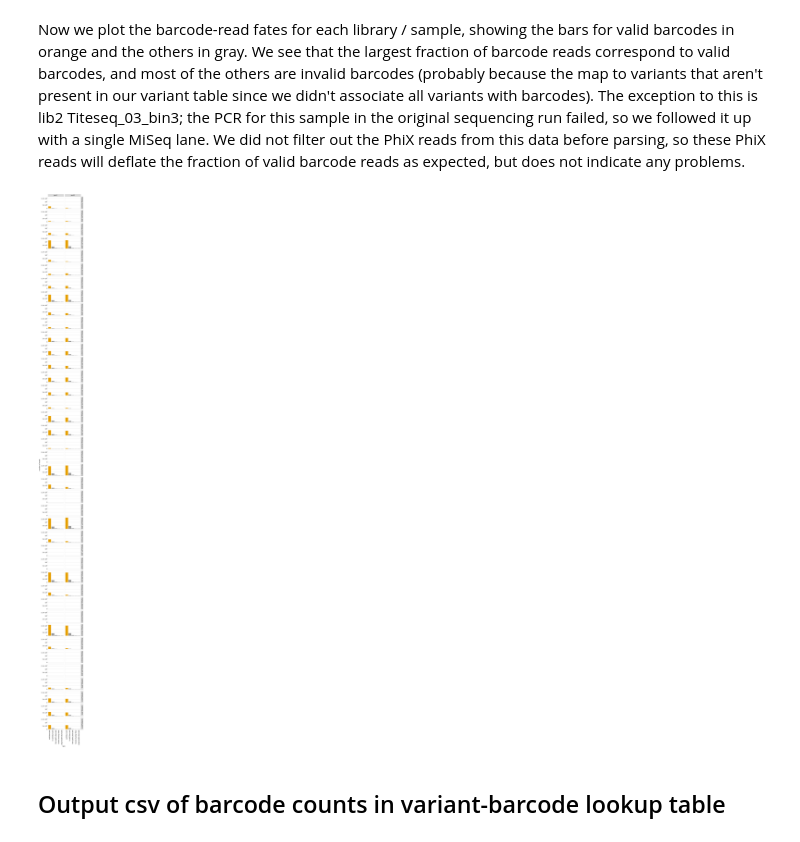
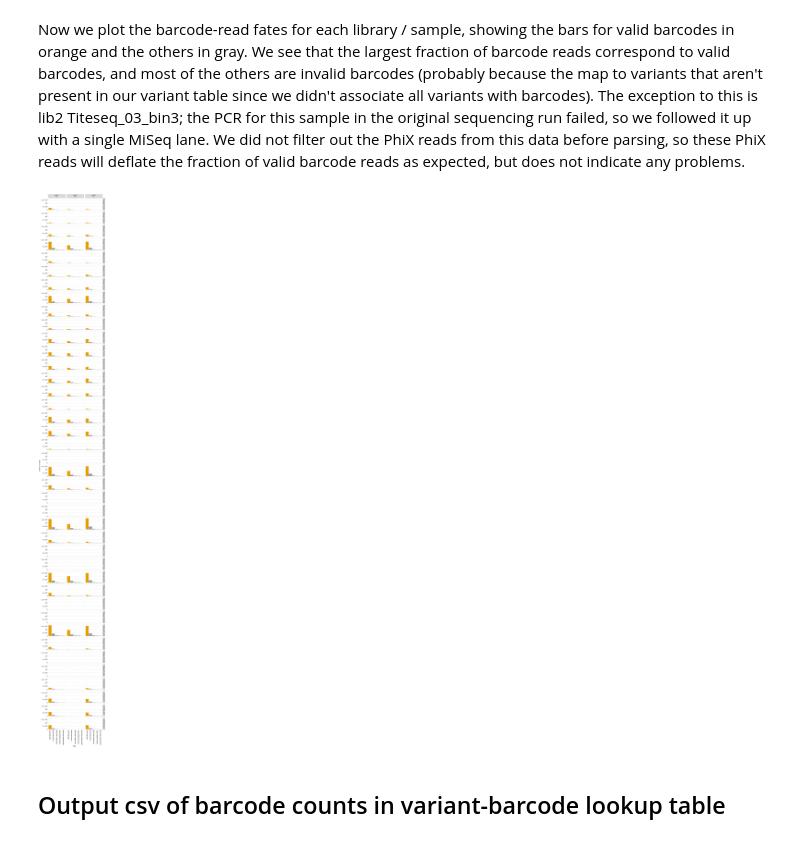
Before and after one commit to jbloomlab/SARS-CoV-2-RBD_DMS_variants, a Jupyter notebook: count_variants.ipynb, the cells around one changed output. Cells and saved outputs as stored; diff of their text form; code cells hidden in the pictures.

Commit message:
process illumina reads for rep 1B titeseq

```diff
--- a/count_variants.ipynb
+++ b/count_variants.ipynb
@@ -121,14 +120,10 @@ targets = alignparse.targets.Targets(seqsfile=config['amplicons_Wuhan_Hu_1'],
 ## Setup to parse barcodes
 Read data frame with list of all barcode runs.
 # %%
-# barcode runs with R1 files expanded by glob
-barcode_runs = (
-    pd.read_csv(config['barcode_runs'])
-    .assign(R1=lambda x: x['R1'].str.split('; ').map(
-                    lambda y: list(itertools.chain(*map(glob.glob, y)))),
-            n_R1=lambda x: x['R1'].map(len),
-            )
-    )
+# barcode runs with R1 files by semicolon string split
+barcode_runs = (pd.read_csv(config['barcode_runs'])
+                .assign(R1=lambda x: x['R1'].str.split('; '))
+                )
 
 display(HTML(barcode_runs.to_html(index=False)))
 # %% [output]
@@ -231,15 +221,15 @@ Using 8 CPUs
 # %% [markdown]
 Parse the barcodes in parallel via a [multiprocessing.Pool](https://docs.python.org/3.6/library/multiprocessing.html#multiprocessing.pool.Pool) using all the available CPUs to get a list of the data frames with barcode counts / fates for each sample:
 # %%
-def process_func(parser, r1files, library, sample):
+def process_func(parser, r1files, library, replicate, sample):
     """Convenience function to be starmapped to multiprocessing pool."""
-    return parser.parse(r1files, add_cols={'library': library, 'sample': sample})
+    return parser.parse(r1files, add_cols={'library': library, 'replicate': replicate, 'sample': sample})
 
 # parallel computation of list of data frames
 with multiprocessing.pool.Pool(processes=ncpus) as pool:
     bclist = pool.starmap(
                 process_func,
-                [(parsers[run.library], run.R1, run.library, run.sample)
+                [(parsers[run.library], run.R1, run.library, run.replicate, run.sample)
                   for run in barcode_runs.itertuples()],
                 )
 # %% [markdown]
@@ -324,32 +314,32 @@ We see that the largest fraction of barcode reads correspond to valid barcodes,
 # %%
 barcode_fate_plot = (
     ggplot(
         fates
         .assign(sample=lambda x: pd.Categorical(x['sample'],
                                                 x['sample'].unique(),
                                                 ordered=True),
                 fate=lambda x: pd.Categorical(x['fate'],
                                               x['fate'].unique(),
                                               ordered=True),
                 is_valid=lambda x: x['fate'] == 'valid barcode'
                 ),
         aes('fate', 'count', fill='is_valid')) +
     geom_bar(stat='identity') +
-    facet_grid('sample ~ library') +
-    facet_grid('sample ~ library') +
+    facet_grid('sample ~ library + replicate') +
+    facet_grid('sample ~ library + replicate') +
     scale_fill_manual(CBPALETTE, guide=False) +
-    theme(figure_size=(1.4 * (1 + fates['library'].nunique()),
+    theme(figure_size=(1.4 * (1 + fates['library'].nunique() + fates['replicate'].nunique()),
                        1.7 * (1.2 + fates['sample'].nunique())),
           axis_text_x=element_text(angle=90),
           panel_grid_major_x=element_blank()
           ) +
     scale_y_continuous(labels=dms_variants.utils.latex_sci_not,
                        name='number of reads')
     )
 
 _ = barcode_fate_plot.draw()
 # %% [output]
-[figure, old version]
+[figure, new version]
 # %% [markdown]
 ## Output csv of barcode counts in variant-barcode lookup table
 # %%
```
Also changed, not shown: parts of 8 cells of this notebook, 36 other files.
